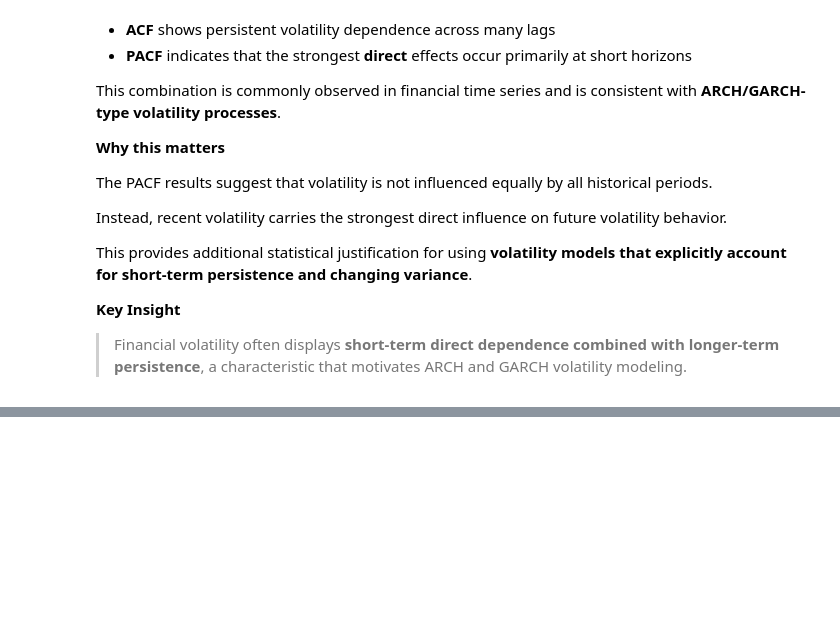
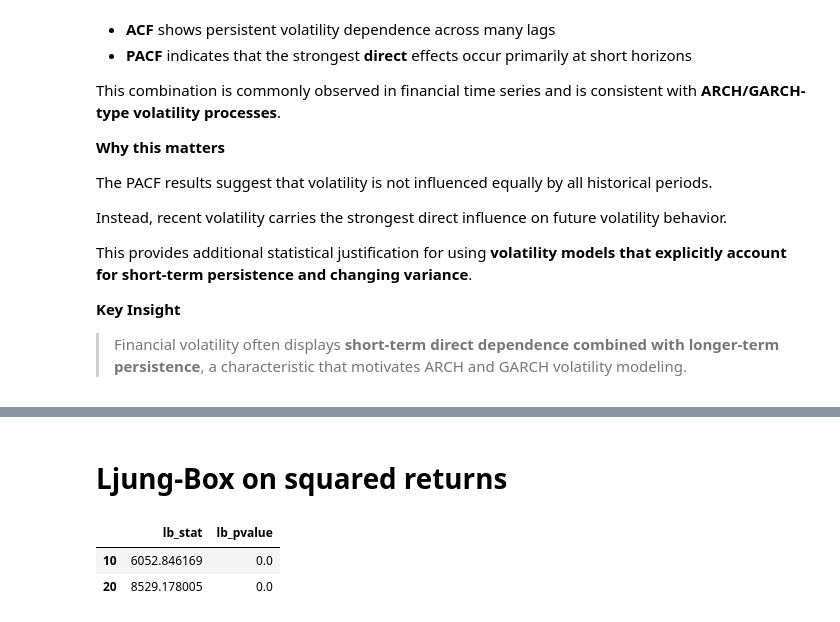
Before and after one commit to Mena-Beshara/sp500-market-intelligence-system, a Jupyter notebook: notebooks/02_statistical_diagnostics.ipynb, the cells around one changed output, grey strips where cells are left out. Saved outputs shown, nothing was run; the diff lists cells and outputs as text; code cells hidden in the pictures; blank space fills up the shorter version.

```diff
--- a/notebooks/02_statistical_diagnostics.ipynb
+++ b/notebooks/02_statistical_diagnostics.ipynb
@@ -609,0 +673,18 @@ This provides additional statistical justification for using **volatility models
+# %% [markdown]
+# Ljung-Box on squared returns
+# %%
+# Ljung-Box test on squared returns
+# I test:
+# first 10 trading days
+# first 20 trading days
+lb_squared_returns = acorr_ljungbox(
+    df['squared_returns'],
+    lags=[10, 20],
+    return_df=True
+)
+
+lb_squared_returns
+# %% [output]
+|  | lb_stat | lb_pvalue |
+| 10 | 6052.846169 | 0.0 |
+| 20 | 8529.178005 | 0.0 |
```
Also changed, not shown: parts of 4 cells of this notebook.
